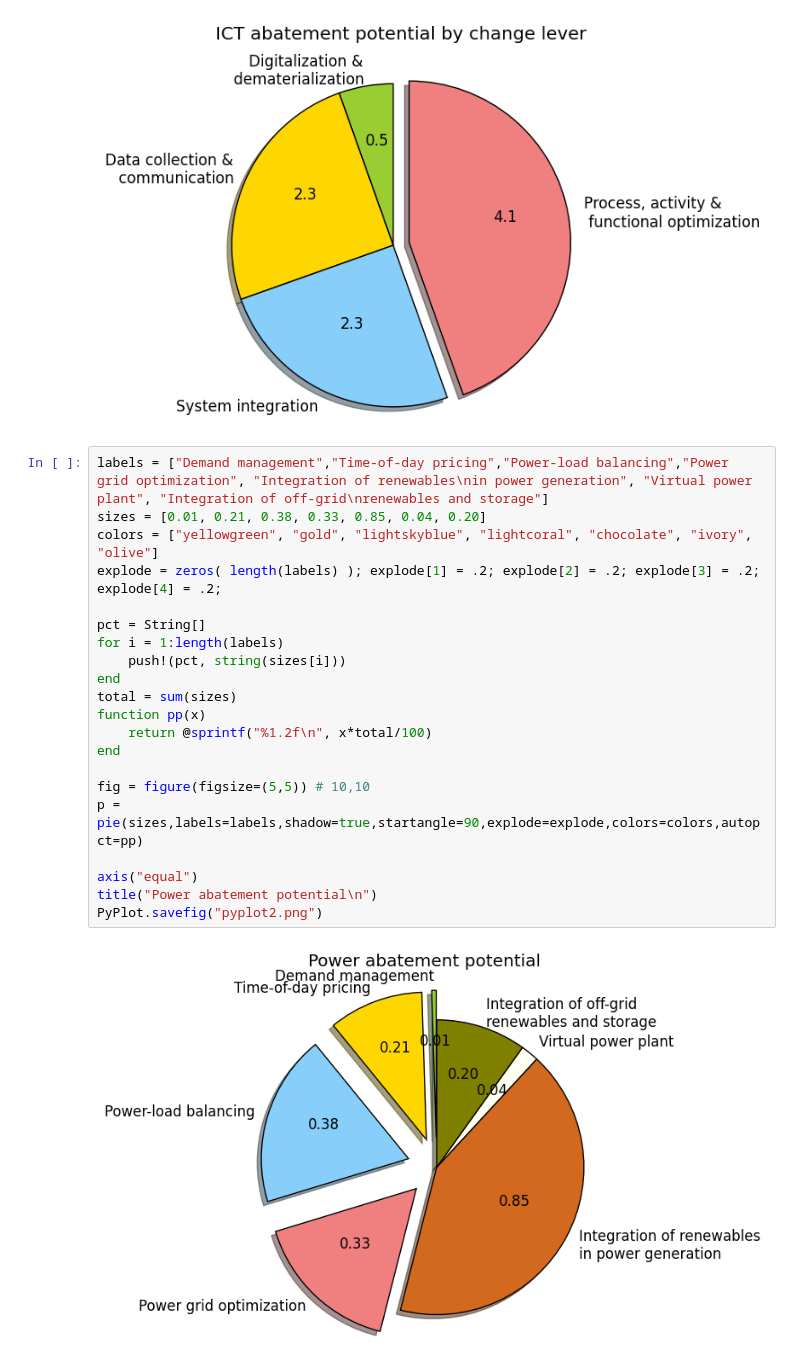
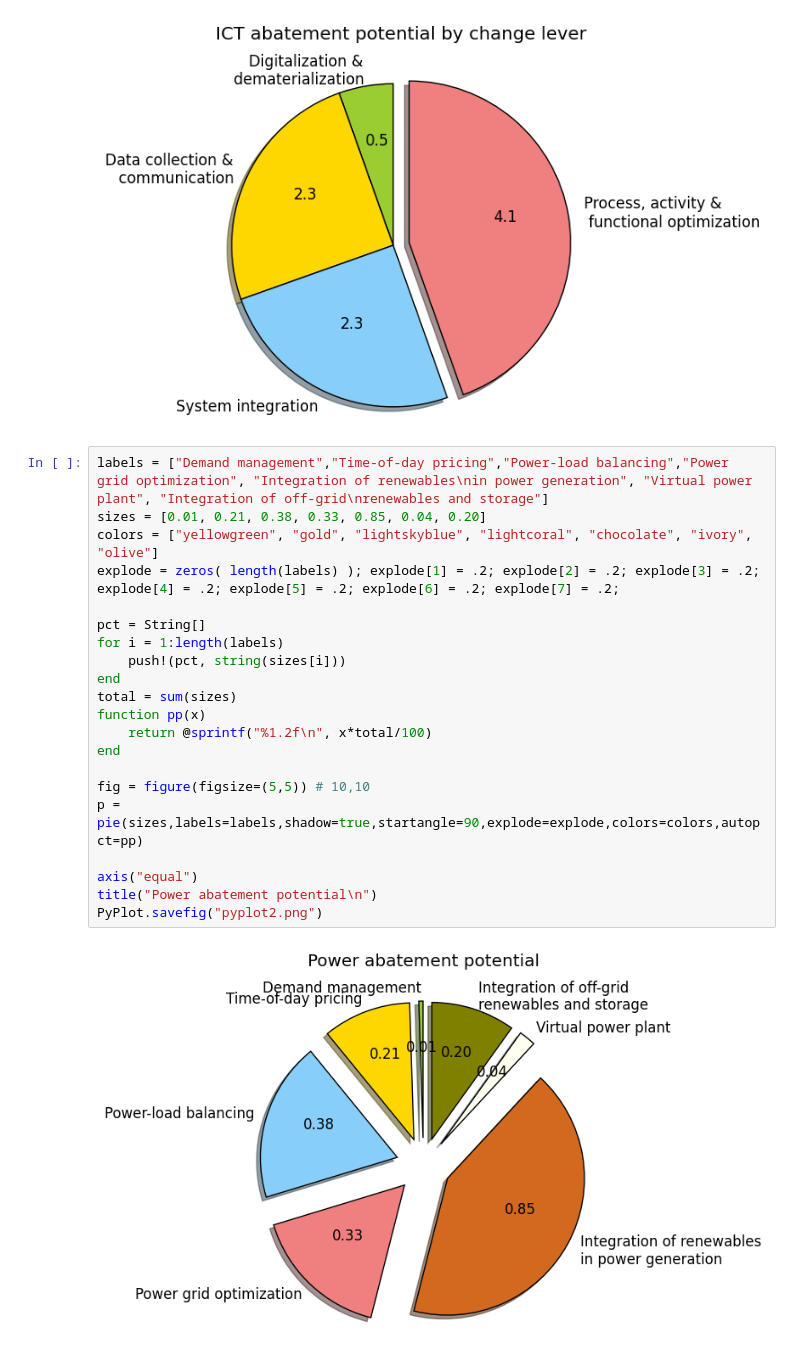
Before and after one commit to MyMEng/STB_smarter2020, a Jupyter notebook: Tools/charter.ipynb, the cells around one changed output. Cells and saved outputs as stored; diff of their text form.

```diff
--- a/Tools/charter.ipynb
+++ b/Tools/charter.ipynb
@@ -58,23 +57,23 @@ PyPlot.savefig("pyplot1.png")
 # %%
 labels = ["Demand management","Time-of-day pricing","Power-load balancing","Power grid optimization", "Integration of renewables\nin power generation", "Virtual power plant", "Integration of off-grid\nrenewables and storage"]
 sizes = [0.01, 0.21, 0.38, 0.33, 0.85, 0.04, 0.20]
 colors = ["yellowgreen", "gold", "lightskyblue", "lightcoral", "chocolate", "ivory", "olive"]
-explode = zeros( length(labels) ); explode[1] = .2; explode[2] = .2; explode[3] = .2; explode[4] = .2;
+explode = zeros( length(labels) ); explode[1] = .2; explode[2] = .2; explode[3] = .2; explode[4] = .2; explode[5] = .2; explode[6] = .2; explode[7] = .2;
 
 pct = String[]
 for i = 1:length(labels)
     push!(pct, string(sizes[i]))
 end
 total = sum(sizes)
 function pp(x)
     return @sprintf("%1.2f\n", x*total/100)
 end
 
 fig = figure(figsize=(5,5)) # 10,10
 p = pie(sizes,labels=labels,shadow=true,startangle=90,explode=explode,colors=colors,autopct=pp)
 
 axis("equal")
 title("Power abatement potential\n")
 PyPlot.savefig("pyplot2.png")
 # %% [output]
-[figure, old version]
+[figure, new version]
```
Also changed, not shown: parts of 2 cells of this notebook, 1 other file.
